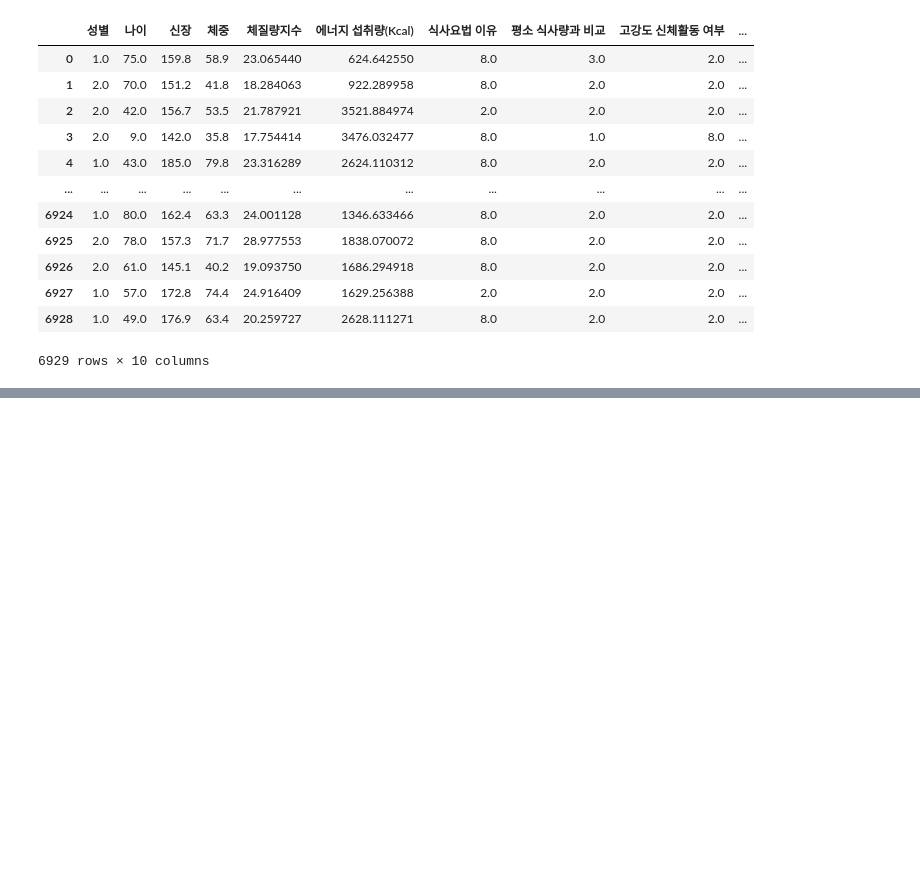
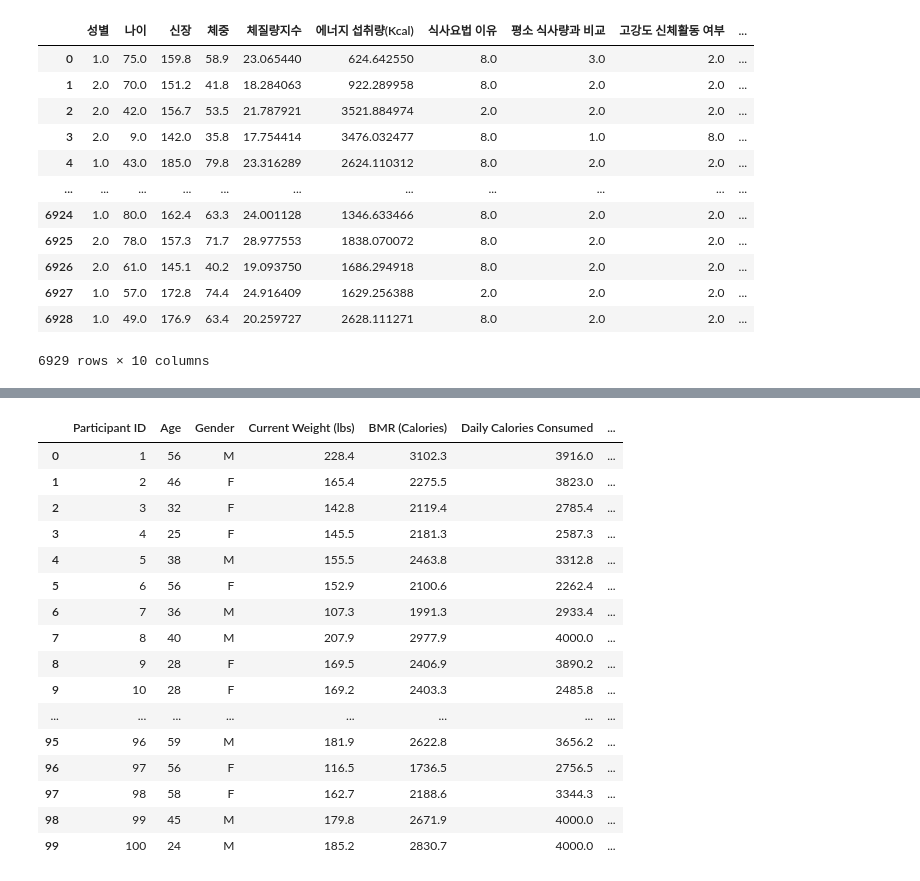
Before and after one commit to ssoom98/personal_project, a Jupyter notebook: python/포트폴리오용 - 학습할 데이터 전처리후 학습.ipynb, the cells around one changed output, grey strips where cells are left out. Saved outputs shown, nothing was run; the diff lists cells and outputs as text; code cells hidden in the pictures; blank space fills up the shorter version.

```diff
--- a/python/포트폴리오용 - 학습할 데이터 전처리후 학습.ipynb
+++ b/python/포트폴리오용 - 학습할 데이터 전처리후 학습.ipynb
@@ -17,0 +168,23 @@ pd.read_csv('../data/korean_data.csv')
+# %%
+# 학습할 데이터
+pd.set_option('display.max_rows', 100)
+weight_change=pd.read_csv('../data/weight_change_dataset.csv')
+weight_change
+# %% [output]
+|  | Participant ID | Age | Gender | Current Weight (lbs) | BMR (Calories) | Daily Calories Consumed | ... |
+| 0 | 1 | 56 | M | 228.4 | 3102.3 | 3916.0 | ... |
+| 1 | 2 | 46 | F | 165.4 | 2275.5 | 3823.0 | ... |
+| 2 | 3 | 32 | F | 142.8 | 2119.4 | 2785.4 | ... |
+| 3 | 4 | 25 | F | 145.5 | 2181.3 | 2587.3 | ... |
+| 4 | 5 | 38 | M | 155.5 | 2463.8 | 3312.8 | ... |
+| 5 | 6 | 56 | F | 152.9 | 2100.6 | 2262.4 | ... |
+| 6 | 7 | 36 | M | 107.3 | 1991.3 | 2933.4 | ... |
+| 7 | 8 | 40 | M | 207.9 | 2977.9 | 4000.0 | ... |
+| 8 | 9 | 28 | F | 169.5 | 2406.9 | 3890.2 | ... |
+| 9 | 10 | 28 | F | 169.2 | 2403.3 | 2485.8 | ... |
+| ... | ... | ... | ... | ... | ... | ... | ... |
+| 95 | 96 | 59 | M | 181.9 | 2622.8 | 3656.2 | ... |
+| 96 | 97 | 56 | F | 116.5 | 1736.5 | 2756.5 | ... |
+| 97 | 98 | 58 | F | 162.7 | 2188.6 | 3344.3 | ... |
+| 98 | 99 | 45 | M | 179.8 | 2671.9 | 4000.0 | ... |
+| 99 | 100 | 24 | M | 185.2 | 2830.7 | 4000.0 | ... |
```
Also changed, not shown: parts of 16 cells of this notebook, 1 other file.
